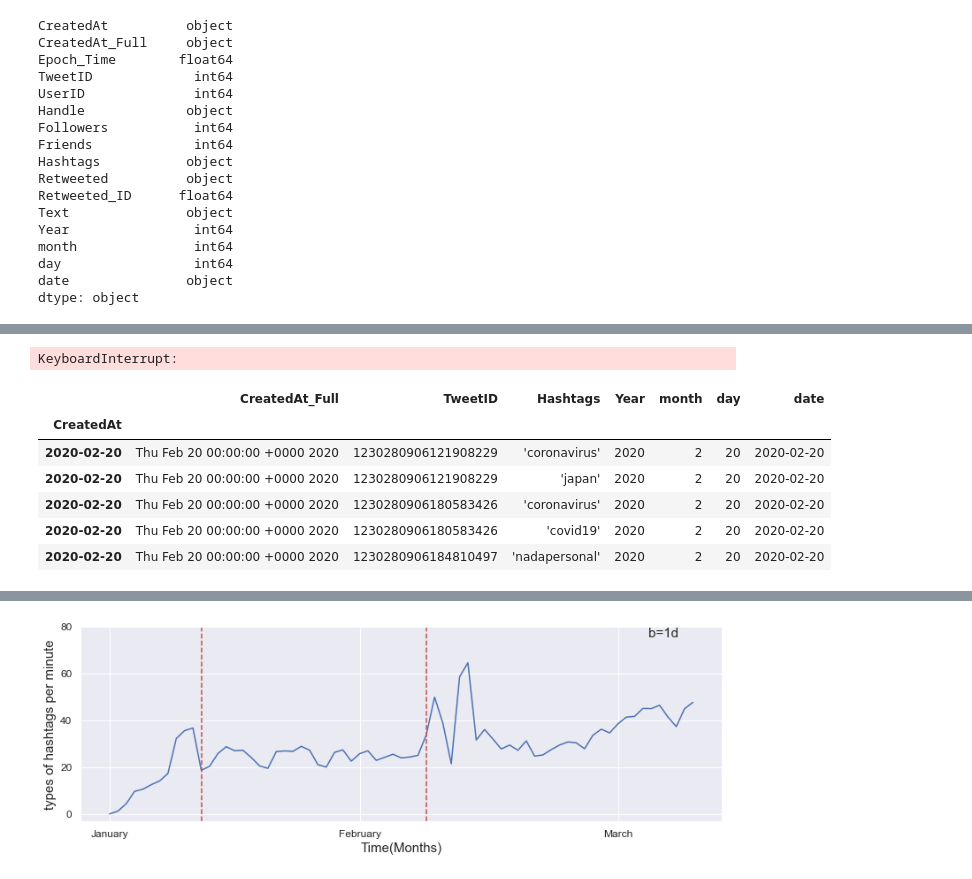
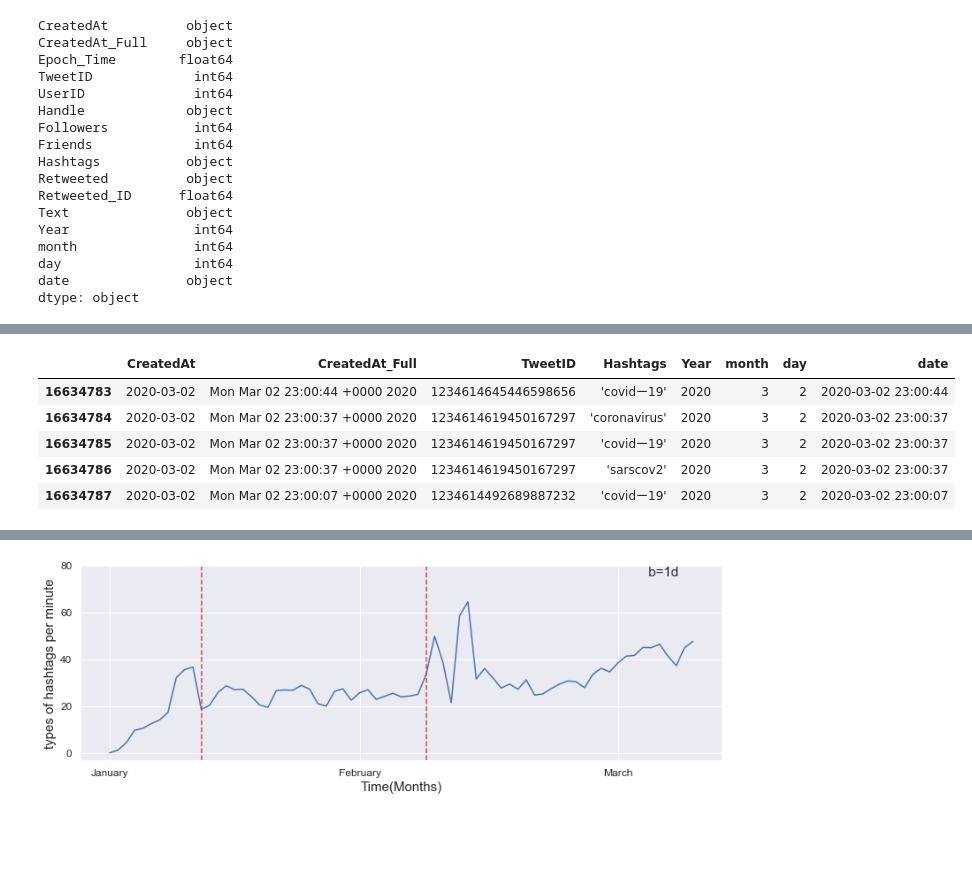
Before and after one commit to vedudx/TwitterSentimentAnalysis, a Jupyter notebook: tweetAnalysis.ipynb, the cells around one changed output, grey strips where cells are left out. Saved outputs shown, nothing was run; the diff lists cells and outputs as text; code cells hidden in the pictures; blank space fills up the shorter version.

```diff
--- a/tweetAnalysis.ipynb
+++ b/tweetAnalysis.ipynb
@@ -71,12 +69,18 @@ del all_df #free-ing memory
 # %%
 #changing the index to date
 #bad move, set Index later when wanting to use while dropping other columns
 #comb_df = comb_df.set_index('CreatedAt')
 
 #df['Date'] = df['CreatedAt']
 #df.tail()
+comb_df.tail()
 # %% [output]
-KeyboardInterrupt:
+|  | CreatedAt | CreatedAt_Full | TweetID | Hashtags | Year | month | day | date |
+| 16634783 | 2020-03-02 | Mon Mar 02 23:00:44 +0000 2020 | 1234614645446598656 | 'covidー19' | 2020 | 3 | 2 | 2020-03-02 23:00:44 |
+| 16634784 | 2020-03-02 | Mon Mar 02 23:00:37 +0000 2020 | 1234614619450167297 | 'coronavirus' | 2020 | 3 | 2 | 2020-03-02 23:00:37 |
+| 16634785 | 2020-03-02 | Mon Mar 02 23:00:37 +0000 2020 | 1234614619450167297 | 'covidー19' | 2020 | 3 | 2 | 2020-03-02 23:00:37 |
+| 16634786 | 2020-03-02 | Mon Mar 02 23:00:37 +0000 2020 | 1234614619450167297 | 'sarscov2' | 2020 | 3 | 2 | 2020-03-02 23:00:37 |
+| 16634787 | 2020-03-02 | Mon Mar 02 23:00:07 +0000 2020 | 1234614492689887232 | 'covidー19' | 2020 | 3 | 2 | 2020-03-02 23:00:07 |
 # %%
 # df['Date'] = pd.to_datetime(df['Date'])
 #df = df.set_index('Date')
@@ -91,10 +99,0 @@ df.dropna(subset=['Hashtags'], inplace=True)
-# %%
-df.head()
-# %% [output]
-|  | CreatedAt_Full | TweetID | Hashtags | Year | month | day | date |
-| CreatedAt |  |  |  |  |  |  |  |
-| 2020-02-20 | Thu Feb 20 00:00:00 +0000 2020 | 1230280906121908229 | 'coronavirus' | 2020 | 2 | 20 | 2020-02-20 |
-| 2020-02-20 | Thu Feb 20 00:00:00 +0000 2020 | 1230280906121908229 | 'japan' | 2020 | 2 | 20 | 2020-02-20 |
-| 2020-02-20 | Thu Feb 20 00:00:00 +0000 2020 | 1230280906180583426 | 'coronavirus' | 2020 | 2 | 20 | 2020-02-20 |
-| 2020-02-20 | Thu Feb 20 00:00:00 +0000 2020 | 1230280906180583426 | 'covid19' | 2020 | 2 | 20 | 2020-02-20 |
-| 2020-02-20 | Thu Feb 20 00:00:00 +0000 2020 | 1230280906184810497 | 'nadapersonal' | 2020 | 2 | 20 | 2020-02-20 |
```
Also changed, not shown: parts of 21 cells of this notebook, 3 other files.
